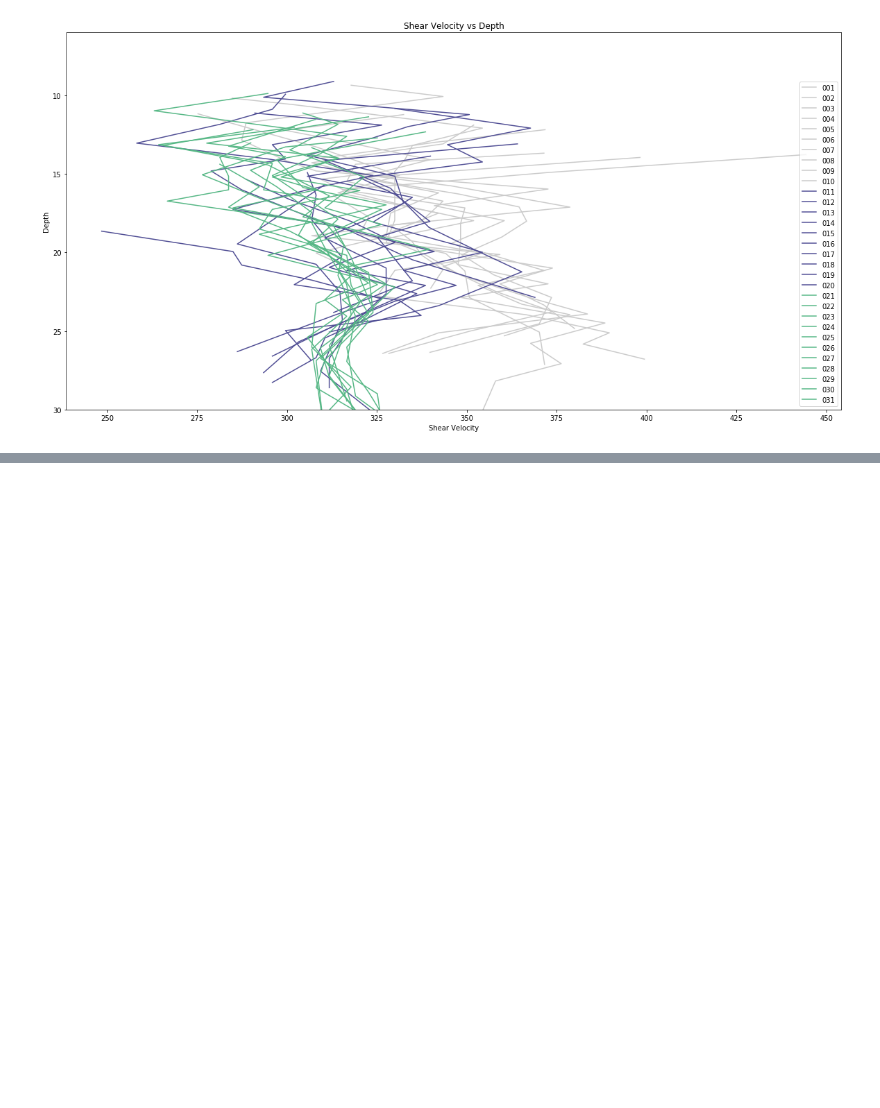
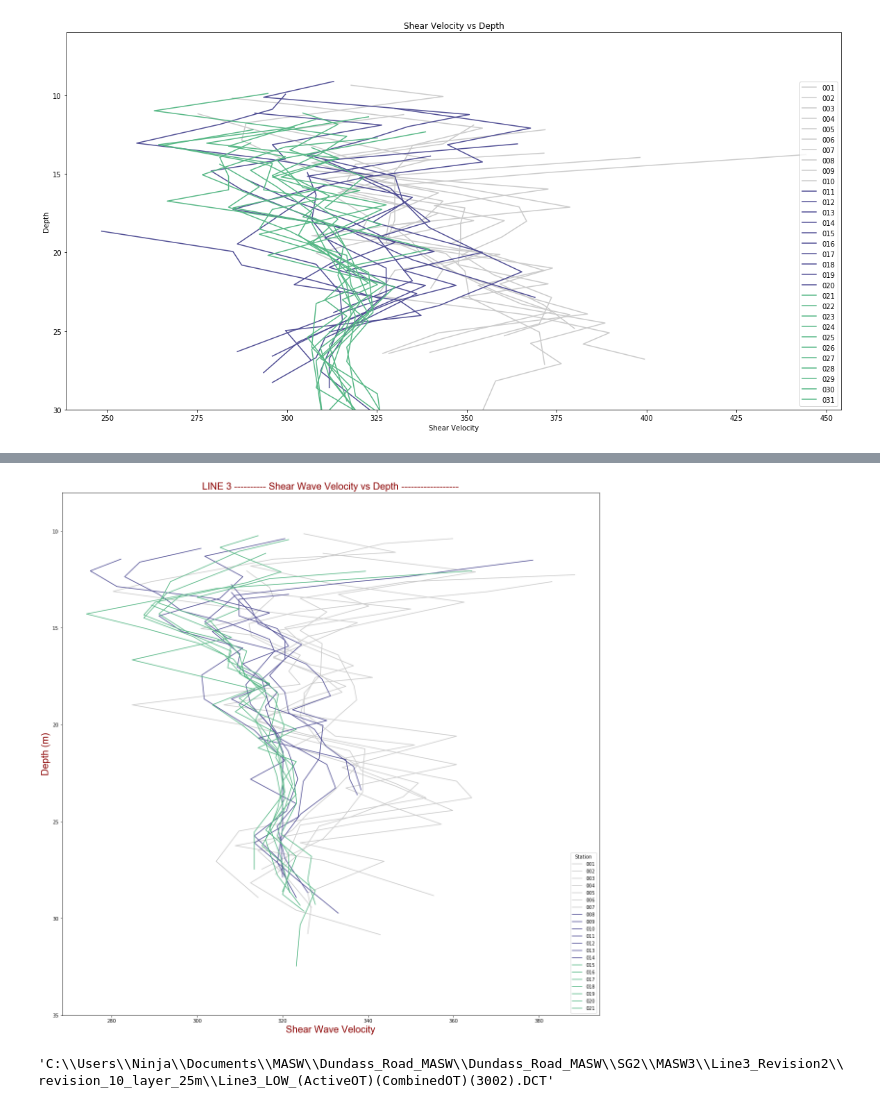
Before and after one commit to mwenz27/python_misc, a Jupyter notebook: Plotting_data/DC curve images.ipynb, the cells around one changed output, grey strips where cells are left out. Cells and saved outputs as stored; diff of their text form; code cells hidden in the pictures; blank space fills up the shorter version.

```diff
--- a/Plotting_data/DC curve images.ipynb
+++ b/Plotting_data/DC curve images.ipynb
@@ -136,0 +221,6 @@ for line in arr:
+# %%
+line3_path = 'C:\\Users\\Ninja\\Documents\\MASW\\Dundass_Road_MASW\\Dundass_Road_MASW\\SG2\\MASW3\\Line3_Revision2\\revision_10_layer_25m\\'
+# %%
+line3 = os.listdir(line3_path)
+# %%
+line3 = [line for line in line3 if '.DCT' in line]
@@ -136,0 +247,29 @@ for line in arr:
+# %%
+plt.figure(figsize=(20,20), facecolor='white')
+font = {'family': 'arial',
+        'color':  'darkred',
+        'weight': 'normal',
+        'size': 20,
+        }
+count = 0
+for line in line3:
+    df = pd.read_csv(f'{line3_path}{line}', header=1, delimiter='\t', names=['data','depth','vs','err'], na_values='>>End')
+    string = line.rstrip(').DCT').lstrip('Line3_LOW_(ActiveOT)(CombinedOT)(')
+    count += 1
+    if count <= 7:
+        plt.plot( df['vs'], df['depth'], label=string, color='696885')
+    elif 7 < count <= 14:
+        plt.plot( df['vs'], df['depth'], label=string, color='#514F95')
+    elif count > 14:
+        plt.plot( df['vs'], df['depth'], label=string, color='#57B886')
+#     plt.ylim(max(df['depth'])+5, min(df['depth'])-5)
+    plt.ylim(35,8)
+    plt.xlabel("Shear Wave Velocity", fontdict=font)
+    plt.ylabel("Depth (m)", fontdict=font)
+    plt.title("LINE 3 ---------- Shear Wave Velocity vs Depth ------------------", fontdict=font)
+    plt.legend(loc=4, title='Station')
+#     plt.grid(axis='both', color='r',  linestyle='--', linewidth=1, markerfacecoloralt='b')
+
+# plt.savefig('line3_image.png')
+# %% [output]
+[figure, added]
@@ -136,0 +279,5 @@ for line in arr:
+# %%
+one_line = f'{line3_path}{line3[1]}'
+one_line
+# %% [output]
+'C:\\Users\\Ninja\\Documents\\MASW\\Dundass_Road_MASW\\Dundass_Road_MASW\\SG2\\MASW3\\Line3_Revision2\\revision_10_layer_25m\\Line3_LOW_(ActiveOT)(CombinedOT)(3002).DCT'
```
Also changed, not shown: parts of 24 cells of this notebook, 5 other files.
